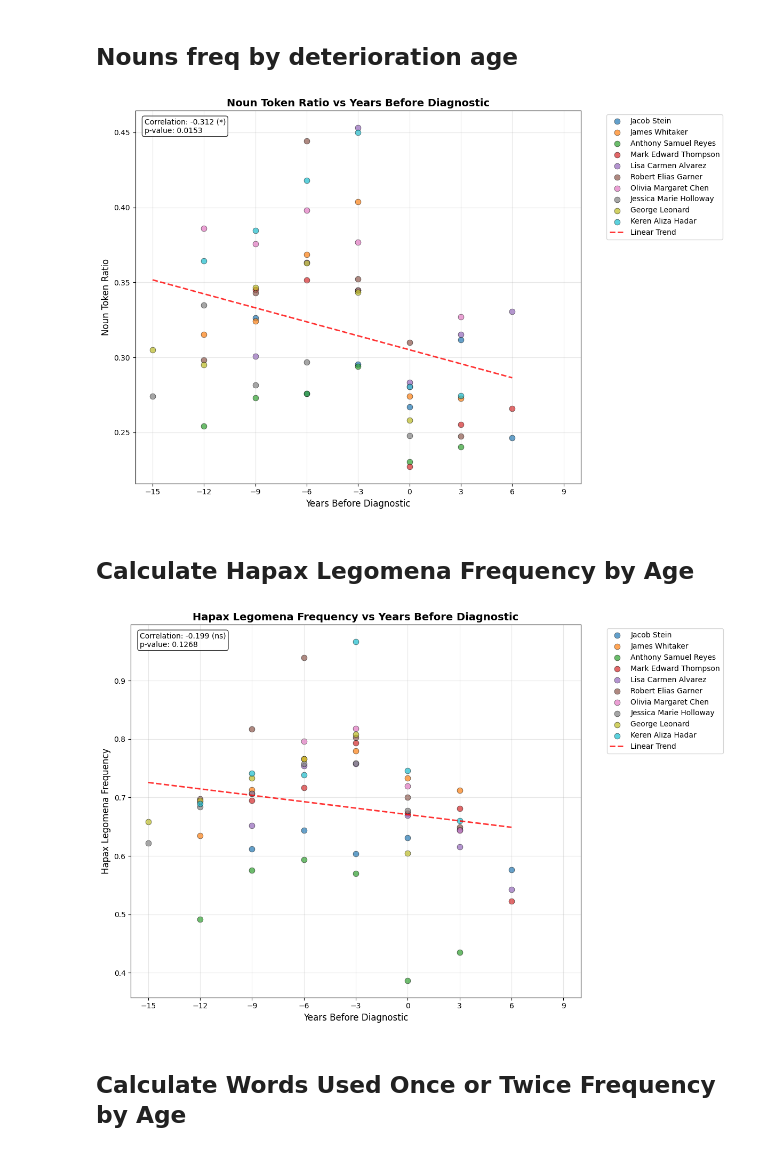
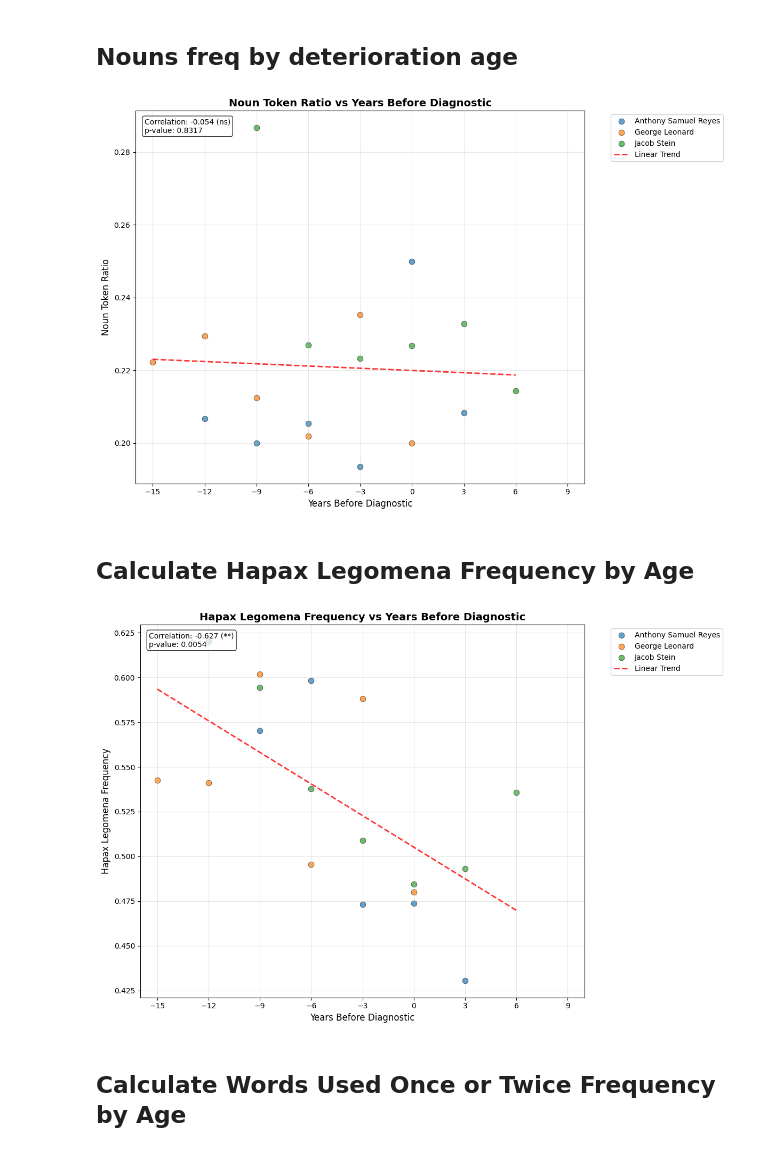
Before and after one commit to NetanelShalev/AD_LongitudinalDataGenerator, a Jupyter notebook: multi_file_analysis.ipynb, the cells around one changed output. Drawn from its saved outputs; the diff is of its cells as text; code cells hidden in the pictures.

```diff
--- a/multi_file_analysis.ipynb
+++ b/multi_file_analysis.ipynb
@@ -38,15 +39,18 @@ def load_json_files_from_folder(folder_path):
                 data = json.load(file)
                 all_data.append(data)
                 character_name = data.get('name', 'Unknown')
-                start_deterioration_age = data.get('start_deterioration_age', 'Unknown')
-                print(f"Loaded: {os.path.basename(file_path)} - Character: {character_name} - Start deterioration age: {start_deterioration_age}")
+                start_deterioration_age = data.get(
+                    'start_deterioration_age', 'Unknown')
+                print(
+                    f"Loaded: {os.path.basename(file_path)} - Character: {character_name} - Start deterioration age: {start_deterioration_age}")
         except Exception as e:
             print(f"Error loading {file_path}: {e}")
 
     return all_data
 
+
 # Load all JSON files from the dementia data folder
-data_folder = "stories/data_aug_10/dementia"
+data_folder = "stories/data_oct_6/dementia"
 all_character_data = load_json_files_from_folder(data_folder)
 
 print(f"\nLoaded {len(all_character_data)} character files.")
@@ -79,7 +76,8 @@ def aggregate_stories_with_years_before_diagnostic(all_character_data):
         deterioration_age = character_data.get('start_deterioration_age')
 
         if deterioration_age is None:
-            print(f"Warning: No deterioration age found for {character_name}, skipping...")
+            print(
+                f"Warning: No deterioration age found for {character_name}, skipping...")
             continue
 
         for story_data in stories:
@@ -97,14 +95,18 @@ def aggregate_stories_with_years_before_diagnostic(all_character_data):
 
     return all_story_points
 
+
 # Aggregate all stories with years before diagnostic calculation using individual deterioration ages
-all_story_data = aggregate_stories_with_years_before_diagnostic(all_character_data)
+all_story_data = aggregate_stories_with_years_before_diagnostic(
+    all_character_data)
 
 # Display summary
 print(f"Total story data points: {len(all_story_data)}")
 if all_story_data:
-    years_before_range = [point['years_before_diagnostic'] for point in all_story_data]
-    print(f"Years before diagnostic range: {min(years_before_range)} to {max(years_before_range)}")
+    years_before_range = [point['years_before_diagnostic']
+                          for point in all_story_data]
+    print(
+        f"Years before diagnostic range: {min(years_before_range)} to {max(years_before_range)}")
 
     # Show sample data points
     print(f"\nSample data points:")
@@ -121,8 +123,10 @@ if all_story_data:
     print(f"\nStory distribution by character:")
     for char, count in character_counts.items():
         # Get deterioration age from the original data
-        deterioration_age = next((data['start_deterioration_age'] for data in all_character_data if data.get('name') == char), 'Unknown')
-        print(f"  {char}: {count} stories (deterioration starts at age {deterioration_age})")
+        deterioration_age = next((data['start_deterioration_age']
+                                 for data in all_character_data if data.get('name') == char), 'Unknown')
+        print(
+            f"  {char}: {count} stories (deterioration starts at age {deterioration_age})")
 else:
     print("No story data found!")
 # %% [output]
@@ -179,14 +185,15 @@ def plot_scatter_with_regression(story_data, metric_function, label_y: str, titl
         char_y = [y for y, mask in zip(y_values, char_mask) if mask]
 
         plt.scatter(char_x, char_y, alpha=0.7, s=60,
-                   color=colors[i], label=character, edgecolors='black', linewidth=0.5)
+                    color=colors[i], label=character, edgecolors='black', linewidth=0.5)
 
     # Add linear regression trend line
     if len(x_values) > 1:
         z = np.polyfit(x_values, y_values, 1)
         p = np.poly1d(z)
         x_trend = np.linspace(min(x_values), max(x_values), 100)
-        plt.plot(x_trend, p(x_trend), "r--", alpha=0.8, linewidth=2, label='Linear Trend')
+        plt.plot(x_trend, p(x_trend), "r--", alpha=0.8,
+                 linewidth=2, label='Linear Trend')
 
         # Calculate and display correlation coefficient and p-value
         from scipy import stats
@@ -194,19 +201,21 @@ def plot_scatter_with_regression(story_data, metric_function, label_y: str, titl
         significance = "***" if p_value < 0.001 else "**" if p_value < 0.01 else "*" if p_value < 0.05 else "ns"
 
         plt.text(0.02, 0.98, f'Correlation: {correlation:.3f} ({significance})\np-value: {p_value:.4f}',
-                transform=plt.gca().transAxes, fontsize=10,
-                verticalalignment='top', bbox=dict(boxstyle="round,pad=0.3", facecolor="white", alpha=0.8))
+                 transform=plt.gca().transAxes, fontsize=10,
+                 verticalalignment='top', bbox=dict(boxstyle="round,pad=0.3", facecolor="white", alpha=0.8))
 
     # Standardize x-axis ticks and limits
     plt.xlim(-16, 10)
     plt.xticks(range(-15, 10, 3))
     plt.xlabel('Years Before Diagnostic', fontsize=12)
     plt.ylabel(f'{label_y}', fontsize=12)
-    plt.title(f'{label_y} vs Years Before Diagnostic{title_suffix}', fontsize=14, fontweight='bold')
+    plt.title(f'{label_y} vs Years Before Diagnostic{title_suffix}',
+              fontsize=14, fontweight='bold')
     plt.grid(True, alpha=0.3)
     plt.legend(bbox_to_anchor=(1.05, 1), loc='upper left')
     plt.tight_layout()
     plt.show()
+
 
 def calculate_metric_for_all_stories(story_data, metric_function):
     """Calculate metric for each individual story."""
@@ -256,29 +267,33 @@ def nouns_freq_in_text(text):
     noun_count = sum(1 for _, tag in tags if tag in noun_tags)
     return noun_count / len(tags)
 
+
 # Plot noun token ratio scatter plot
-plot_scatter_with_regression(all_story_data, nouns_freq_in_text, "Noun Token Ratio")
+plot_scatter_with_regression(
+    all_story_data, nouns_freq_in_text, "Noun Token Ratio")
 # %% [output]
-[figure, old version]
+[figure, new version]
 # %% [markdown]
 ## Calculate Hapax Legomena Frequency by Age
 # %%
 def word_used_once_frequency(text):
     """Hapax legomena ratio: proportion of token types occurring exactly once among cleaned tokens.
     Uses lowercase alphabetic tokens via _clean_tokens.
     Returns 0.0 if no valid tokens.
     """
     tokens = _clean_tokens(text)
     if not tokens:
         return 0.0
     freq = nltk.FreqDist(tokens)
     hapax_count = sum(1 for c in freq.values() if c == 1)
     return hapax_count / len(tokens)
 
+
 # Plot hapax legomena frequency scatter plot
-plot_scatter_with_regression(all_story_data, word_used_once_frequency, "Hapax Legomena Frequency")
+plot_scatter_with_regression(
+    all_story_data, word_used_once_frequency, "Hapax Legomena Frequency")
 # %% [output]
-[figure, old version]
+[figure, new version]
 # %% [markdown]
 ## Calculate Words Used Once or Twice Frequency by Age
 # %%
```
Also changed, not shown: parts of 13 cells of this notebook, 5 other files.
